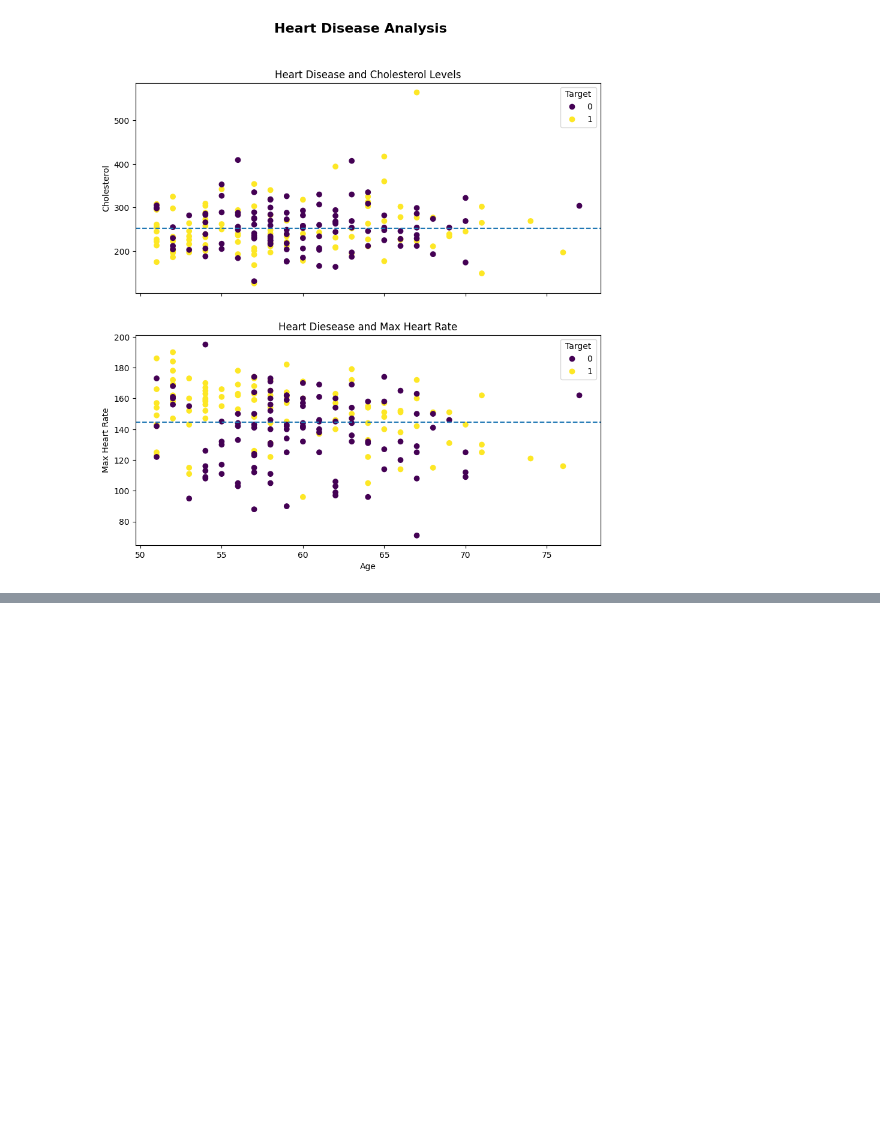
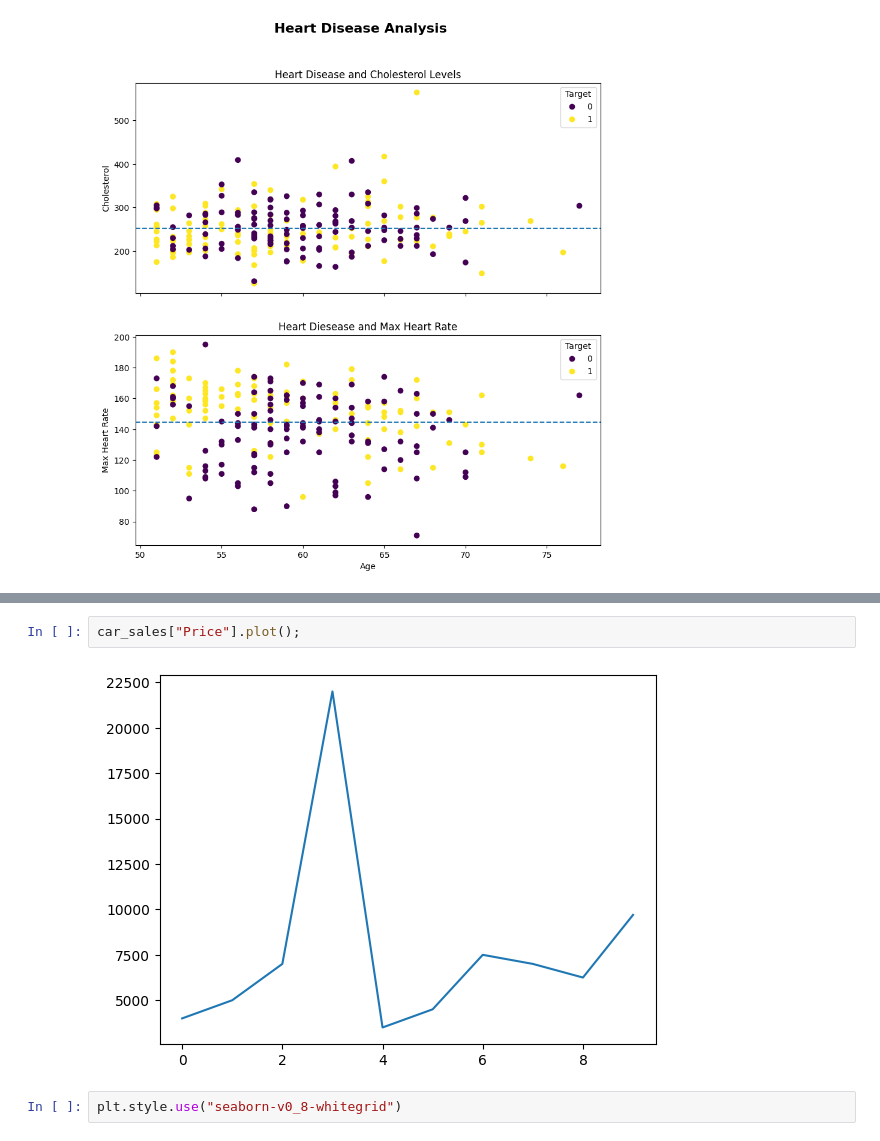
Before and after one commit to gouravguptacom/machine-learning-ztm, a Jupyter notebook: 4-matplotlib-seaborn.ipynb, the cells around one changed output, grey strips where cells are left out. Saved outputs shown, nothing was run; the diff lists cells and outputs as text; blank space fills up the shorter version.

```diff
--- a/4-matplotlib-seaborn.ipynb
+++ b/4-matplotlib-seaborn.ipynb
@@ -535,0 +568,6 @@ Text(0.5, 0.98, 'Heart Disease Analysis')
+# %%
+car_sales["Price"].plot();
+# %% [output]
+[figure, added]
+# %%
+plt.style.use("seaborn-v0_8-whitegrid")
```
Also changed, not shown: parts of 16 cells of this notebook.
